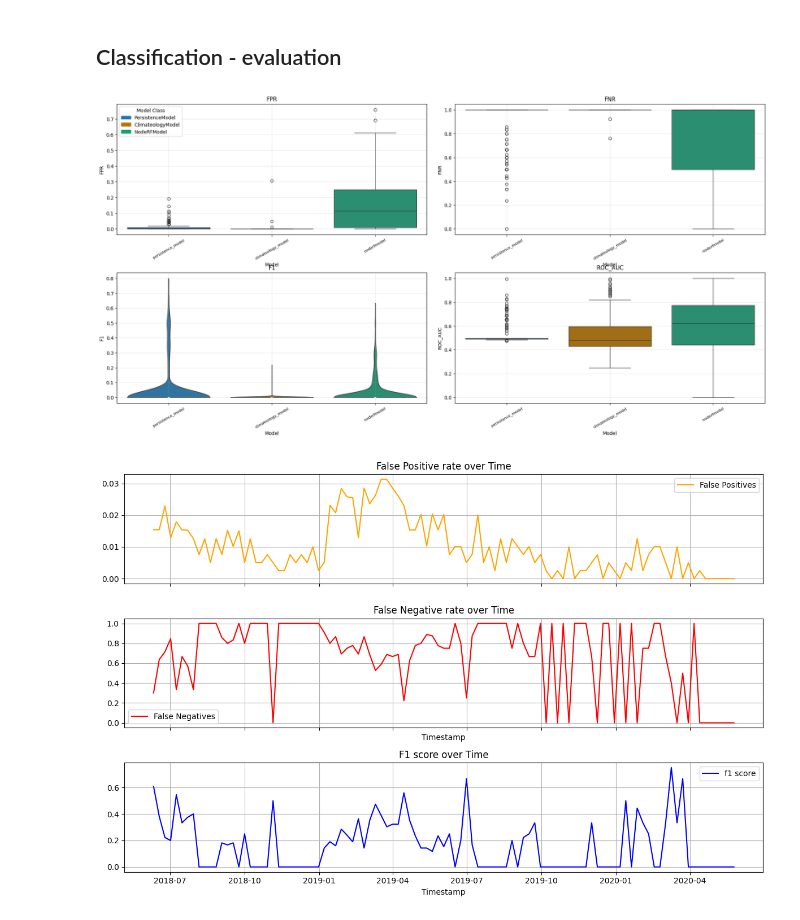
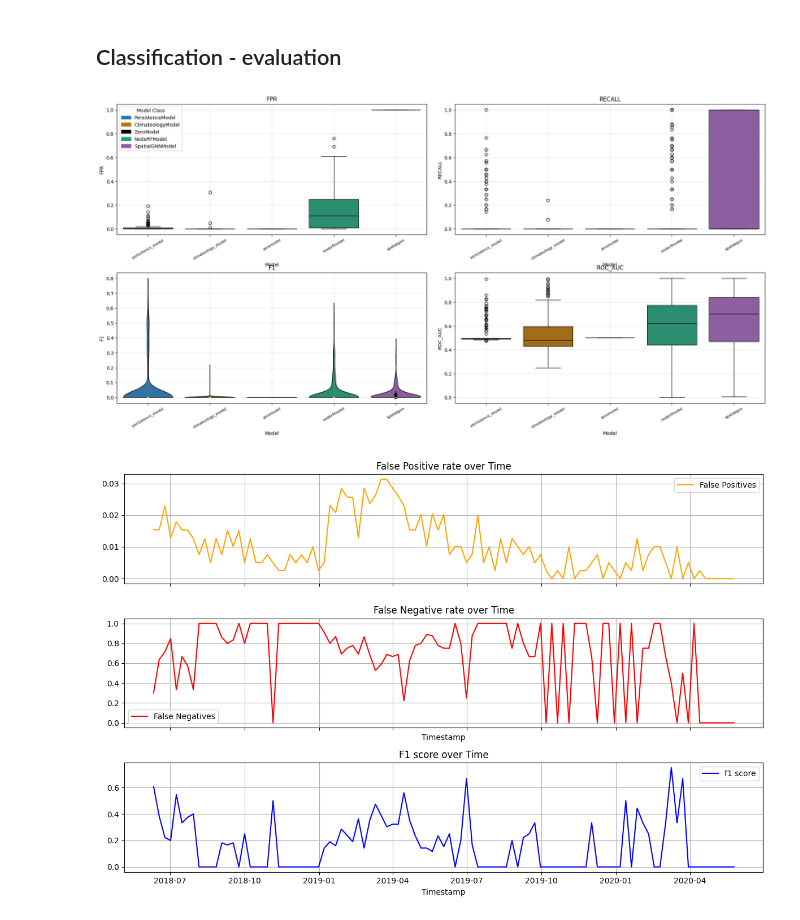
Before and after one commit to stends2001/infectious_disease_gnn, a Jupyter notebook: src/notebooks/measles classifier.ipynb, the cells around one changed output. Drawn from its saved outputs; the diff is of its cells as text; code cells hidden in the pictures.

Commit message:
first steps towards classification - deepmodels

```diff
--- a/src/notebooks/measles classifier.ipynb
+++ b/src/notebooks/measles classifier.ipynb
@@ -1,7 +1,7 @@
 # %%
 from src.utils import get_data_env
 from src.dataloading import EpiConfig, DataOrchestrator, GraphDataLoaderManager, ShallowDataLoaderManager
-from src.models import PersistenceModel, NodeRFModel
+from src.models import PersistenceModel, NodeRFModel, ClimateologyModel, ZeroModel
 
 disease_name    = 'measles'
 nuts_level      = 'nuts3'
@@ -56,6 +56,14 @@ rf.forecast()
 
 ps = PersistenceModel(sd)
 ps.forecast()
+
+from src.models import ClimateologyModel
+
+cm = ClimateologyModel(sd)
+cm.forecast()
+
+zm = ZeroModel(sd)
+zm.forecast()
 # %% [output]
 ==================================================
 ==                 noderfmodel                  ==
@@ -76,0 +78,2 @@ ClimateologyModel(name='climateology_model')
+# %%
+dd = GraphDataLoaderManager(data_orchestrator).retrieve_static_graph('geographical_neighbors1').construct_dataloaders()
@@ -76,0 +82,8 @@ ClimateologyModel(name='climateology_model')
+# %%
+import torch
+
+gnn1 = SpatialGNNModel(dd,verbose = 3)
+gnn1.set_model_hparams()
+gnn1.set_global_hparams(loss = 'bcelogit',n_epochs=25, loss_kwargs = {'pos_weight': torch.tensor(100)})
+gnn1.train()
+gnn1.forecast()
@@ -78,10 +108,10 @@ ClimateologyModel(name='climateology_model')
 ## Classification - evaluation
 # %%
 from src.evaluation import Evaluator
-classification_evaluator = Evaluator(models = [ps, cm, rf]).add_evaluation()
-classification_evaluator.plotter.plot_metric_compilation(metrics = ['fpr','fnr','f1','roc_auc']).change_figsize(20,10).show()
+classification_evaluator = Evaluator(models = [ps, cm, zm, rf, gnn1]).add_evaluation()
+classification_evaluator.plotter.plot_metric_compilation(metrics = ['fpr','recall','f1','roc_auc']).change_figsize(20,10).show()
 # %% [output]
-[figure, old version]
+[figure, new version]
 # %%
 import matplotlib.pyplot as plt
 
```
Also changed, not shown: parts of 4 cells of this notebook, 7 other files.
